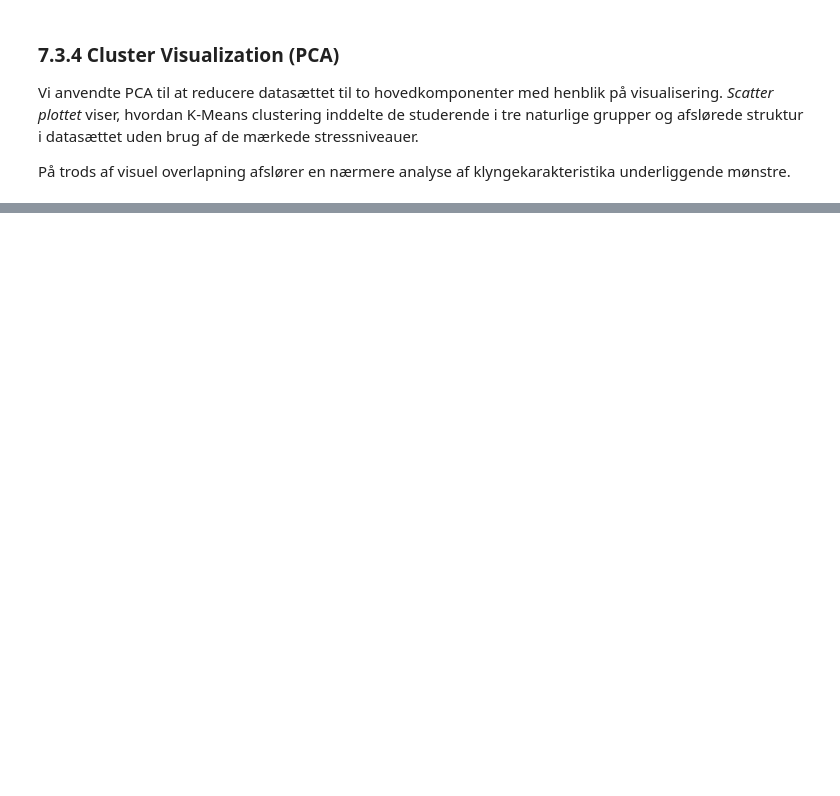
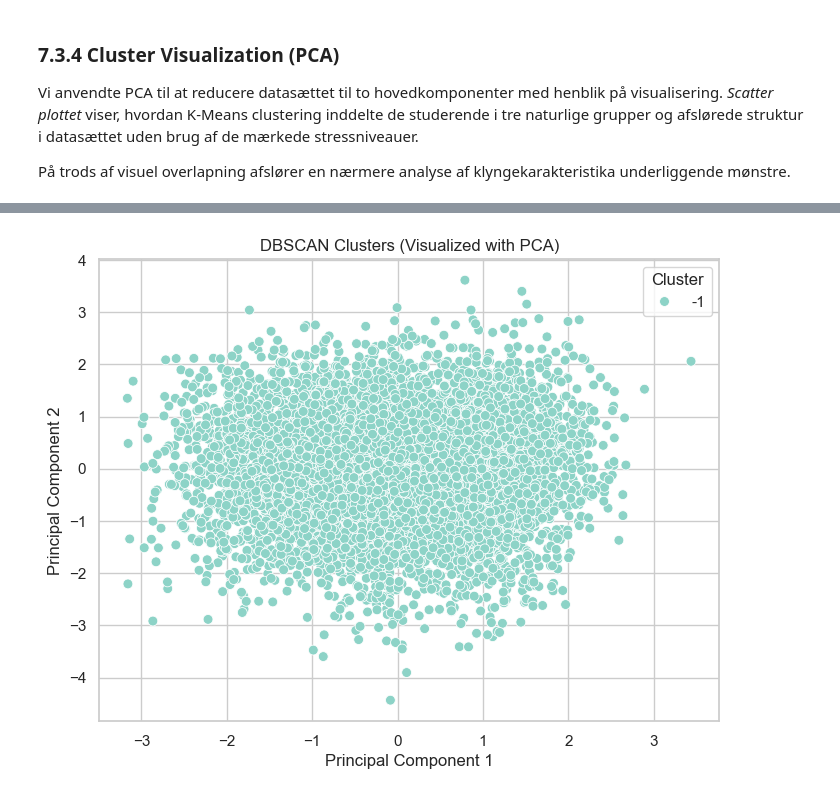
Before and after one commit to Oliver-Goth/AI-StudentHealth, a Jupyter notebook: ExamAI-Part1 (3).ipynb, the cells around one changed output, grey strips where cells are left out. Cells and saved outputs as stored; diff of their text form; code cells hidden in the pictures; blank space fills up the shorter version.

```diff
--- a/ExamAI-Part1 (3).ipynb
+++ b/ExamAI-Part1 (3).ipynb
@@ -717,0 +799,13 @@ På trods af visuel overlapning afslører en nærmere analyse af klyngekarakteri
+# %%
+# Visualisering af DBSCAN Clustering med PCA
+pca_df['Cluster_DBSCAN'] = dbscan_labels
+plt.figure(figsize=(8, 6))
+sns.scatterplot(data=pca_df, x='PC1', y='PC2', hue='Cluster_DBSCAN', palette='Set3', s=50)
+plt.title("DBSCAN Clusters (Visualized with PCA)")
+plt.xlabel("Principal Component 1")
+plt.ylabel("Principal Component 2")
+plt.legend(title='Cluster')
+plt.grid(True)
+plt.show()
+# %% [output]
+[figure, added]
```
Also changed, not shown: parts of 15 cells of this notebook, 2 other files.
